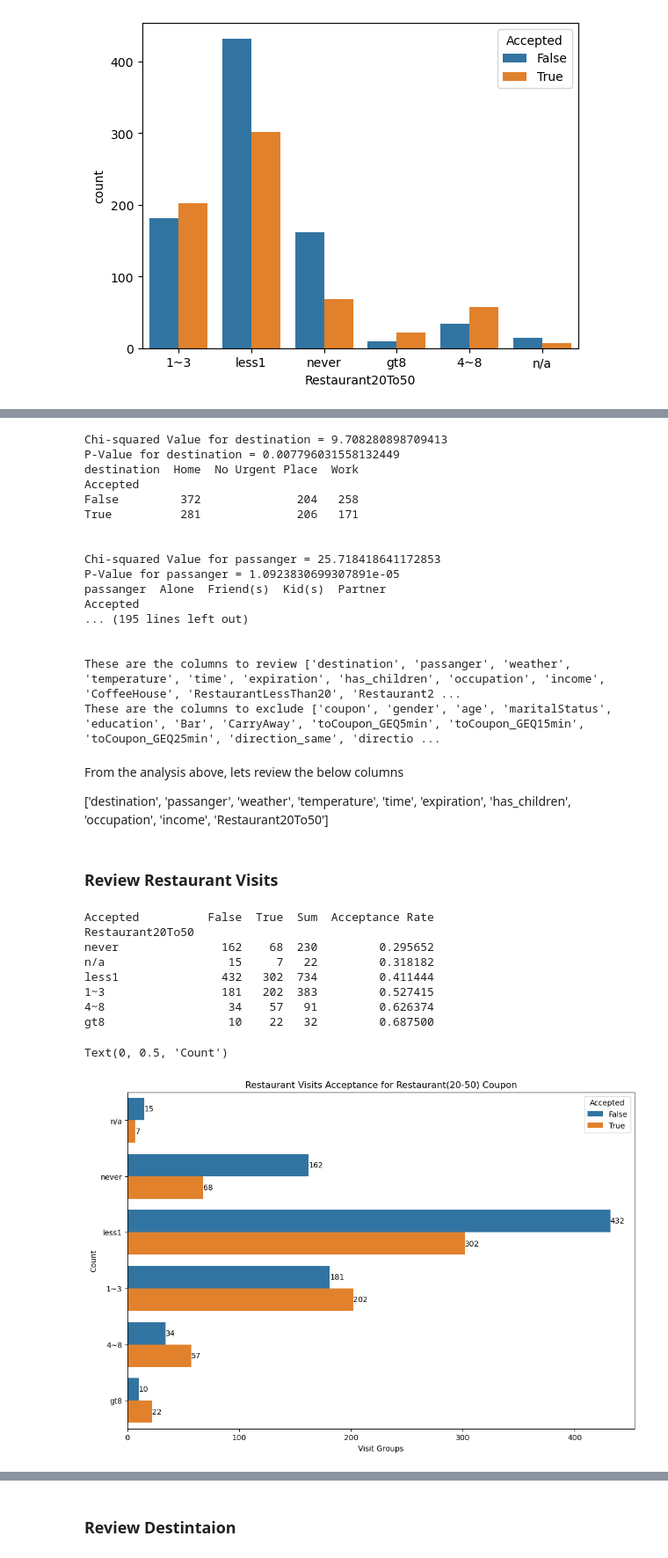
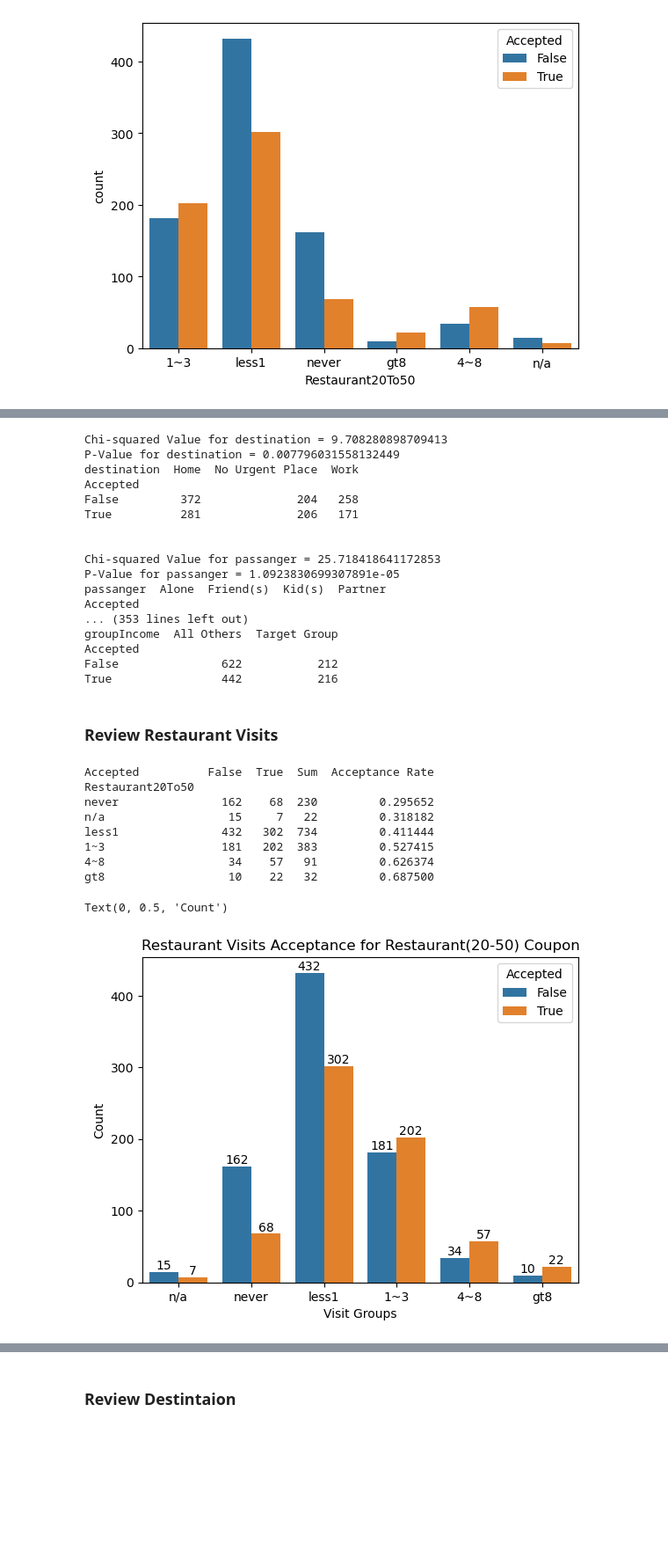
Before and after one commit to ngratzi/coupon_analysis, a Jupyter notebook: analysis.ipynb, the cells around one changed output, grey strips where cells are left out. Shown at 88% size. Saved outputs shown, nothing was run; the diff lists cells and outputs as text; code cells hidden in the pictures; blank space fills up the shorter version.

Commit message:
identify target groups

```diff
--- a/analysis.ipynb
+++ b/analysis.ipynb
@@ -731,24 +729,12 @@ With most of the data being catagorical, I will be using a pandas crosstab table
 # %%
-catagories_to_review = []
-catagories_to_exclude = []
 for column in df_res_20_50.columns:
     ct = pd.crosstab(df_res_20_50['Accepted'], df_res_20_50[column])
     chi2, p, _, _ = chi2_contingency(ct)
 
-    if p < 0.05:
-        print(f"Chi-squared Value for {column} = {chi2}")
-        print(f"P-Value for {column} = {p}")
-        print(ct)
-        catagories_to_review.append(column)
-    else:
-        print(f"Chi-squared Value for {column} = {chi2}")
-        print(f"P-Value for {column} = {p}")
-        catagories_to_exclude.append(column)
-
+    print(f"Chi-squared Value for {column} = {chi2}")
+    print(f"P-Value for {column} = {p}")
+    print(ct)
     print('\n')
-
-print(f"These are the columns to review {catagories_to_review}")
-print(f"These are the columns to exclude {catagories_to_exclude}")
 # %% [output]
 Chi-squared Value for destination = 9.708280898709413
 P-Value for destination = 0.007796031558132449
@@ -762,43 +748,37 @@ Chi-squared Value for passanger = 25.718418641172853
 P-Value for passanger = 1.0923830699307891e-05
 passanger  Alone  Friend(s)  Kid(s)  Partner
 Accepted
-... (195 lines left out)
-
-
-These are the columns to review ['destination', 'passanger', 'weather', 'temperature', 'time', 'expiration', 'has_children', 'occupation', 'income', 'CoffeeHouse', 'RestaurantLessThan20', 'Restaurant2 ...
-These are the columns to exclude ['coupon', 'gender', 'age', 'maritalStatus', 'education', 'Bar', 'CarryAway', 'toCoupon_GEQ5min', 'toCoupon_GEQ15min', 'toCoupon_GEQ25min', 'direction_same', 'directio ...
+... (353 lines left out)
+groupIncome  All Others  Target Group
+Accepted
+False               622           212
+True                442           216
-# %% [markdown]
-From the analysis above, lets review the below columns
-
-['destination', 'passanger', 'weather', 'temperature', 'time', 'expiration', 'has_children', 'occupation', 'income', 'Restaurant20To50']
 # %% [markdown]
 ### Review Restaurant Visits
 # %%
 df_res_20_50['Restaurant20To50'].value_counts()
 
 ct = pd.crosstab(df_res_20_50['Restaurant20To50'], df_res_20_50['Accepted'])
 ct['Sum'] = ct[False] + ct[True]
 ct['Acceptance Rate'] = ct[True] / ct['Sum']
 
 print(ct.sort_values(by='Acceptance Rate'))
 
-
-plt.figure(figsize=(12,8))
-fig = sns.countplot(df_res_20_50, y='Restaurant20To50', hue='Accepted', order=['n/a', 'never', 'less1', '1~3', '4~8', 'gt8'])
+fig = sns.countplot(df_res_20_50, x='Restaurant20To50', hue='Accepted', order=['n/a', 'never', 'less1', '1~3', '4~8', 'gt8'])
 fig.bar_label(container=fig.containers[False])
 fig.bar_label(container=fig.containers[True])
 
 plt.title('Restaurant Visits Acceptance for Restaurant(20-50) Coupon')
 plt.xlabel('Visit Groups')
 plt.ylabel('Count')
 # %% [output]
 Accepted          False  True  Sum  Acceptance Rate
 Restaurant20To50
 never               162    68  230         0.295652
 n/a                  15     7   22         0.318182
 less1               432   302  734         0.411444
 1~3                 181   202  383         0.527415
 4~8                  34    57   91         0.626374
 gt8                  10    22   32         0.687500
 Text(0, 0.5, 'Count')
-[figure, old version]
+[figure, new version]
```
Also changed, not shown: parts of 106 cells of this notebook.
